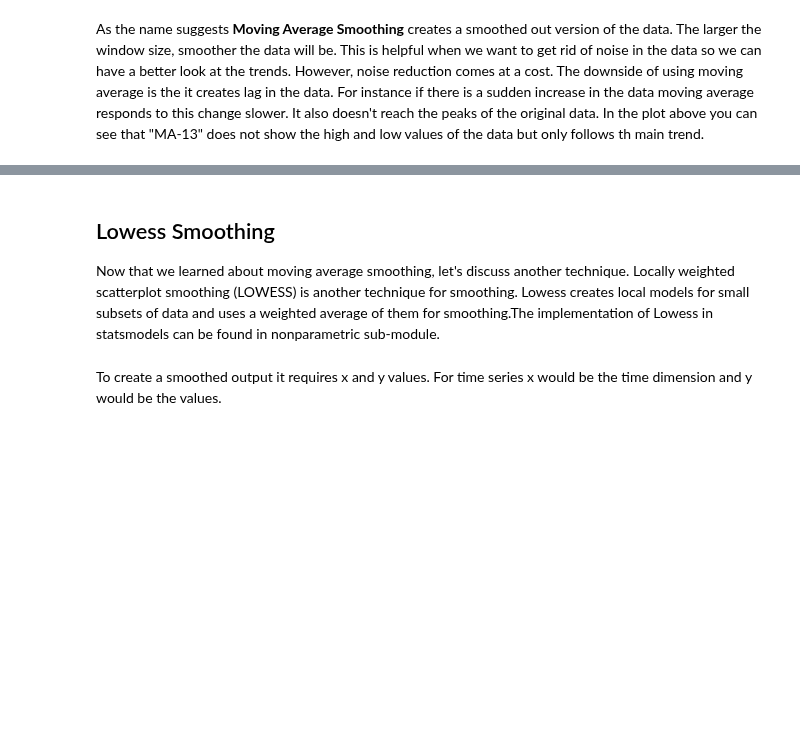
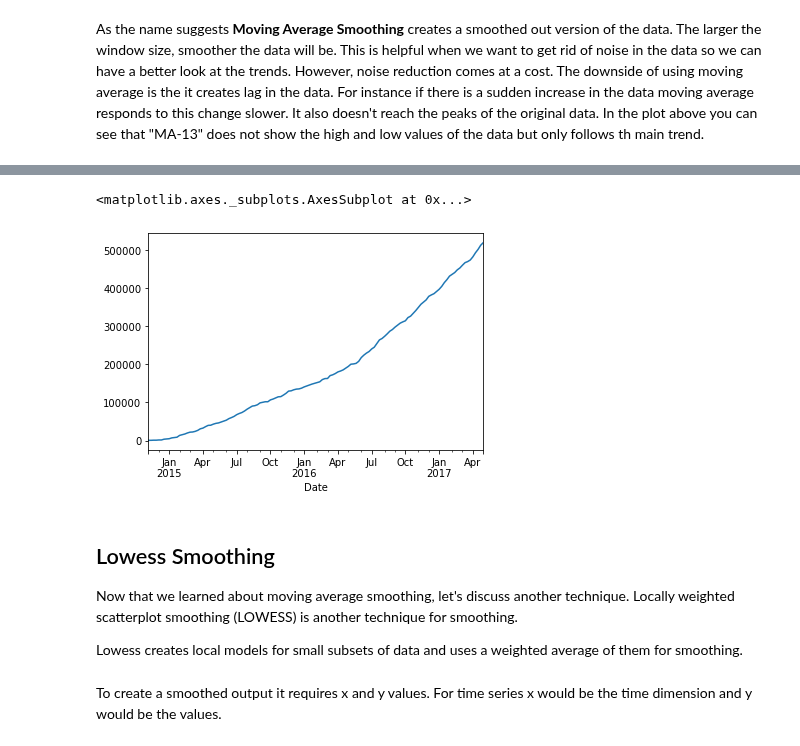
Before and after one commit to 3springs/deep_ml_curriculum, a Jupyter notebook: notebooks/06 Time Series Analysis/TSA.ipynb, the cells around one changed output, grey strips where cells are left out. Saved outputs shown, nothing was run; the diff lists cells and outputs as text; code cells hidden in the pictures; blank space fills up the shorter version.

```diff
--- a/notebooks/06 Time Series Analysis/TSA.ipynb
+++ b/notebooks/06 Time Series Analysis/TSA.ipynb
@@ -505,3 +540,11 @@ df["Total"].expanding().mean().plot()
+# %%
+# exanding().sum() is the same as .cumsum(), but you can use operations other than sum
+df["Total"].cumsum().plot()
+# %% [output]
+<matplotlib.axes._subplots.AxesSubplot at 0x...>
+[figure, added]
 # %% [markdown]
 ## Lowess Smoothing
-Now that we learned about moving average smoothing, let's discuss another technique. Locally weighted scatterplot smoothing (LOWESS) is another technique for smoothing. Lowess creates local models for small subsets of data and uses a weighted average of them for smoothing.The implementation of Lowess in statsmodels can be found in nonparametric sub-module.
+Now that we learned about moving average smoothing, let's discuss another technique. Locally weighted scatterplot smoothing (LOWESS) is another technique for smoothing.
+
+Lowess creates local models for small subsets of data and uses a weighted average of them for smoothing.
```
Also changed, not shown: parts of 49 cells of this notebook.
